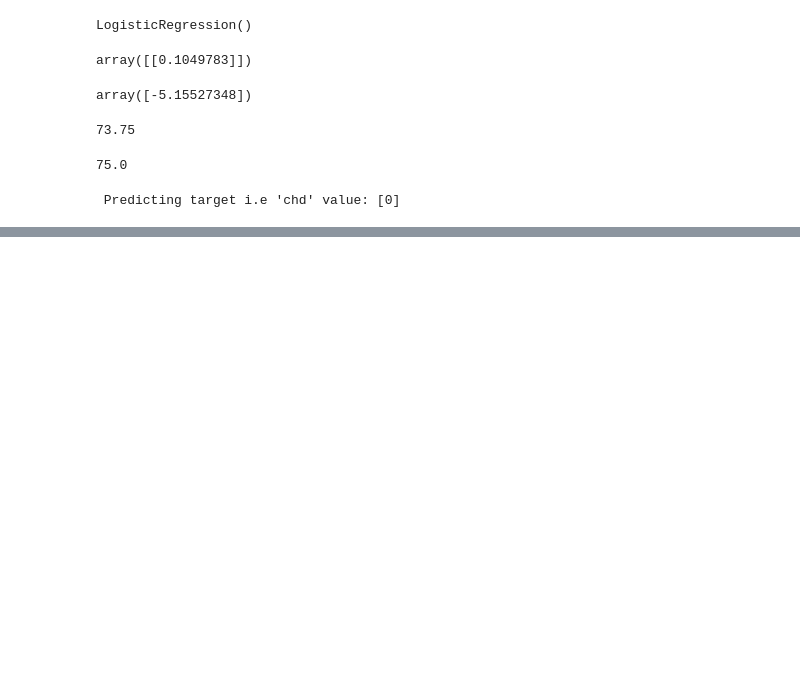
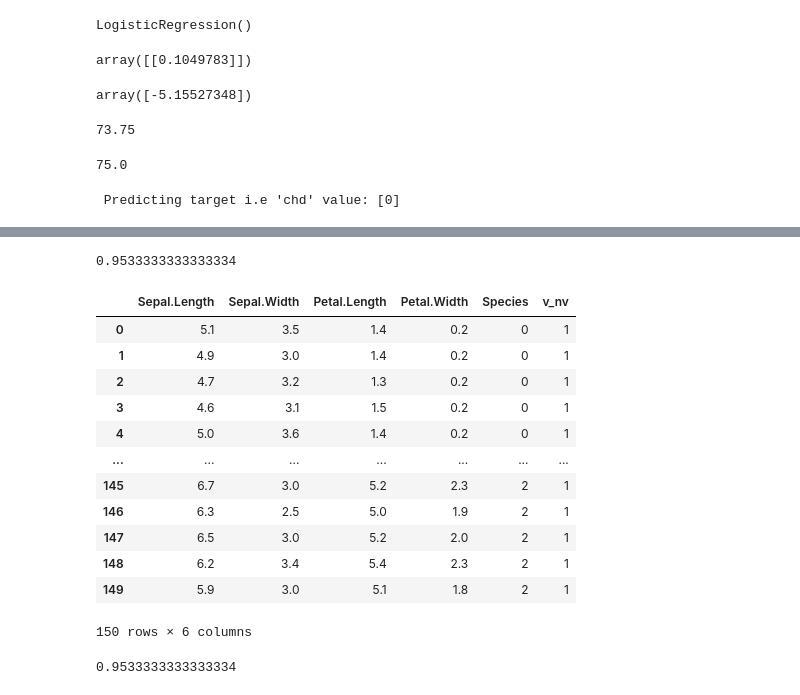
Before and after one commit to 986MukeshYadav/pdemo, a Jupyter notebook: Demo.ipynb, the cells around one changed output, grey strips where cells are left out. Drawn from its saved outputs; the diff is of its cells as text; code cells hidden in the pictures; blank space fills up the shorter version.

```diff
--- a/Demo.ipynb
+++ b/Demo.ipynb
@@ -961,0 +1157,43 @@ print("\n Predicting target i.e 'chd' value:", model.predict(data) )
+# %%
+# Do Feature Engineering Encode the species column with numerical values. And replace label 'setosa' with '0', 'versicolor' with '1' and 'virginica' with '2'.
+from sklearn.svm import SVC
+X=data[["Petal.Length","Petal.Width"]]
+y=data["v_nv"]
+model=SVC()
+model.fit(X,y)
+model.score(X,y)
+# %% [output]
+0.9533333333333334
+# %%
+# Assuming data is your DataFrame
+# First, ensure that "Species" column is of type category or object
+data['Species'] = data['Species'].astype(str)
+# Then, replace the string values with numeric values
+data.loc[data['Species'] == 'setosa', 'Species'] = 0
+data.loc[data['Species'] == 'versicolor', 'Species'] = 1
+data.loc[data['Species'] == 'virginica', 'Species'] = 2
+# Finally, convert the column back to category type if needed
+data['Species'] = data['Species'].astype('category')
+data
+# %% [output]
+|  | Sepal.Length | Sepal.Width | Petal.Length | Petal.Width | Species | v_nv |
+| 0 | 5.1 | 3.5 | 1.4 | 0.2 | 0 | 1 |
+| 1 | 4.9 | 3.0 | 1.4 | 0.2 | 0 | 1 |
+| 2 | 4.7 | 3.2 | 1.3 | 0.2 | 0 | 1 |
+| 3 | 4.6 | 3.1 | 1.5 | 0.2 | 0 | 1 |
+| 4 | 5.0 | 3.6 | 1.4 | 0.2 | 0 | 1 |
+| ... | ... | ... | ... | ... | ... | ... |
+| 145 | 6.7 | 3.0 | 5.2 | 2.3 | 2 | 1 |
+| 146 | 6.3 | 2.5 | 5.0 | 1.9 | 2 | 1 |
+| 147 | 6.5 | 3.0 | 5.2 | 2.0 | 2 | 1 |
+| 148 | 6.2 | 3.4 | 5.4 | 2.3 | 2 | 1 |
+| 149 | 5.9 | 3.0 | 5.1 | 1.8 | 2 | 1 |
+150 rows × 6 columns
+# %%
+X=data[["Petal.Length","Petal.Width"]]
+y=data["Species"]
+model=SVC()
+model.fit(X,y)
+model.score(X,y)
+# %% [output]
+0.9533333333333334
```
Also changed, not shown: parts of 20 cells of this notebook.
